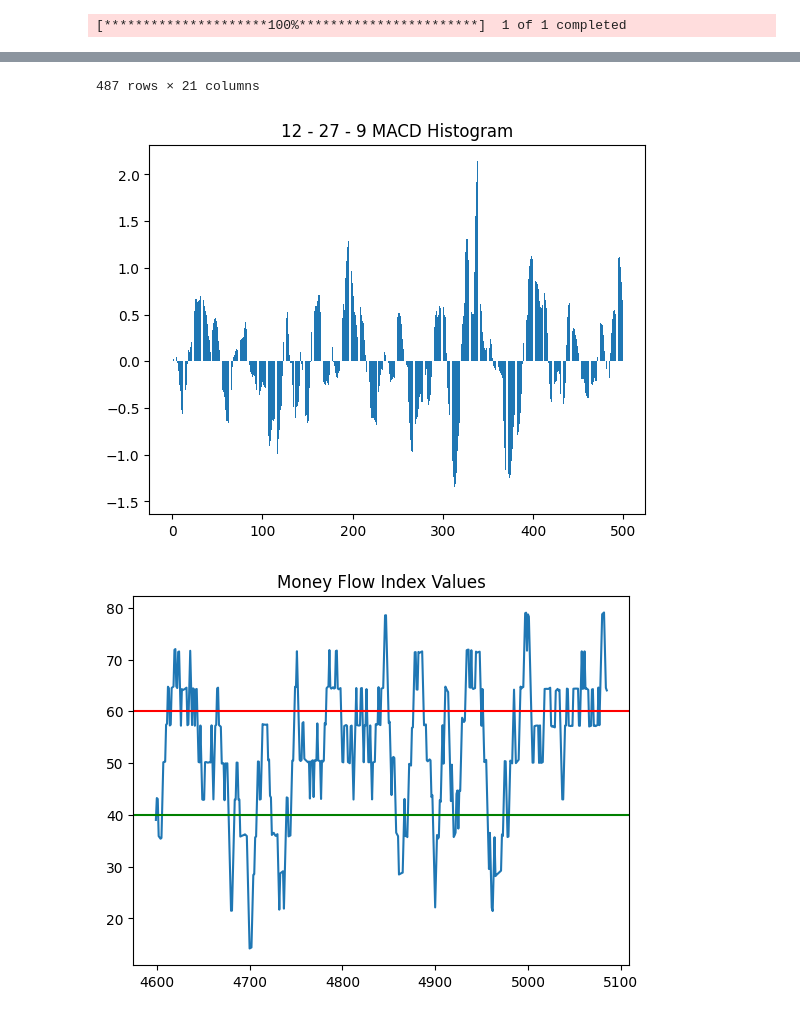
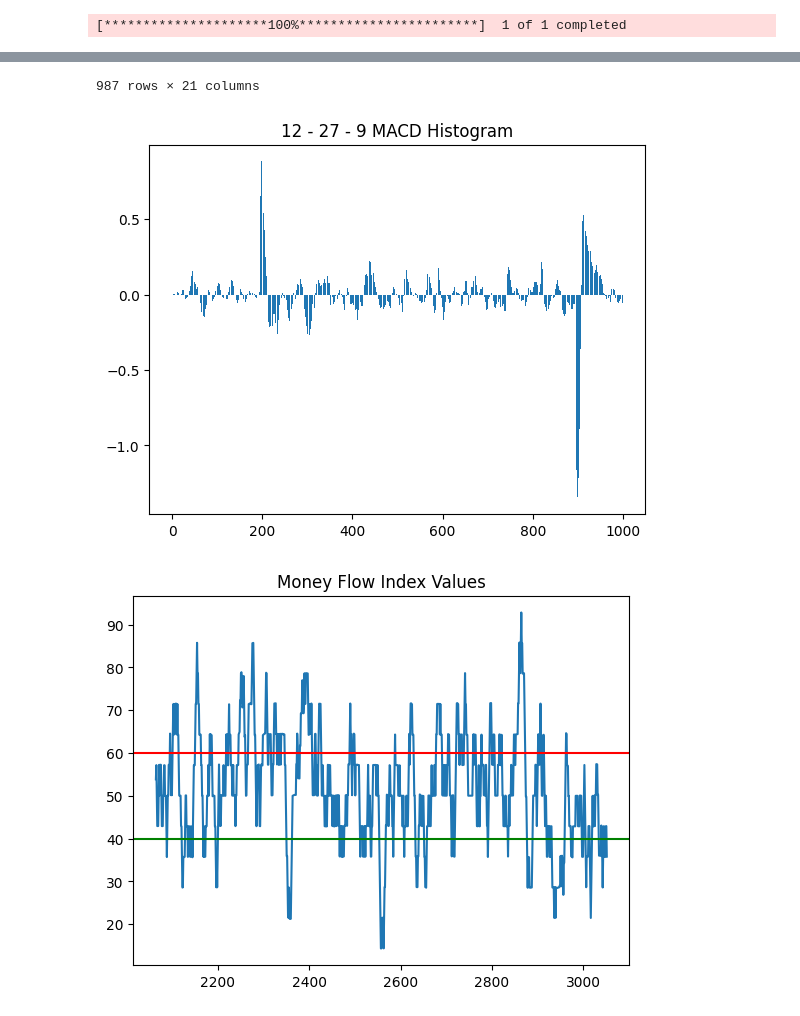
Before and after one commit to franciskamande-ai/MODELS, a Jupyter notebook: MACD_MFI.ipynb, the cells around one changed output, grey strips where cells are left out. Saved outputs shown, nothing was run; the diff lists cells and outputs as text; code cells hidden in the pictures.

```diff
--- a/MACD_MFI.ipynb
+++ b/MACD_MFI.ipynb
@@ -4,8 +4,8 @@ import yfinance as yf
 import pandas as pd
 import numpy as np
 # %%
-TICKER = 'NVDA'
-INTERVAL='1h'
+TICKER = 'ODD'
+INTERVAL='5m'
 
 # set period based on interval
 if INTERVAL == '1h':
@@ -21,7 +21,7 @@ MACD_SLOW = 27
 MACD_SPAN = 9
 
 # what subsetion of that data are you interested in
-LOOKBACK = 500
+LOOKBACK = 1000
 
 def get_data(ticker=TICKER, lookback=LOOKBACK, interval=INTERVAL):
 
@@ -150,3 +150,3 @@ df
-487 rows × 21 columns
+987 rows × 21 columns
-[figure, old version]
+[figure, new version]
-[figure, old version]
+[figure, new version]
```
Also changed, not shown: parts of 1 cell of this notebook, 2 other files.
